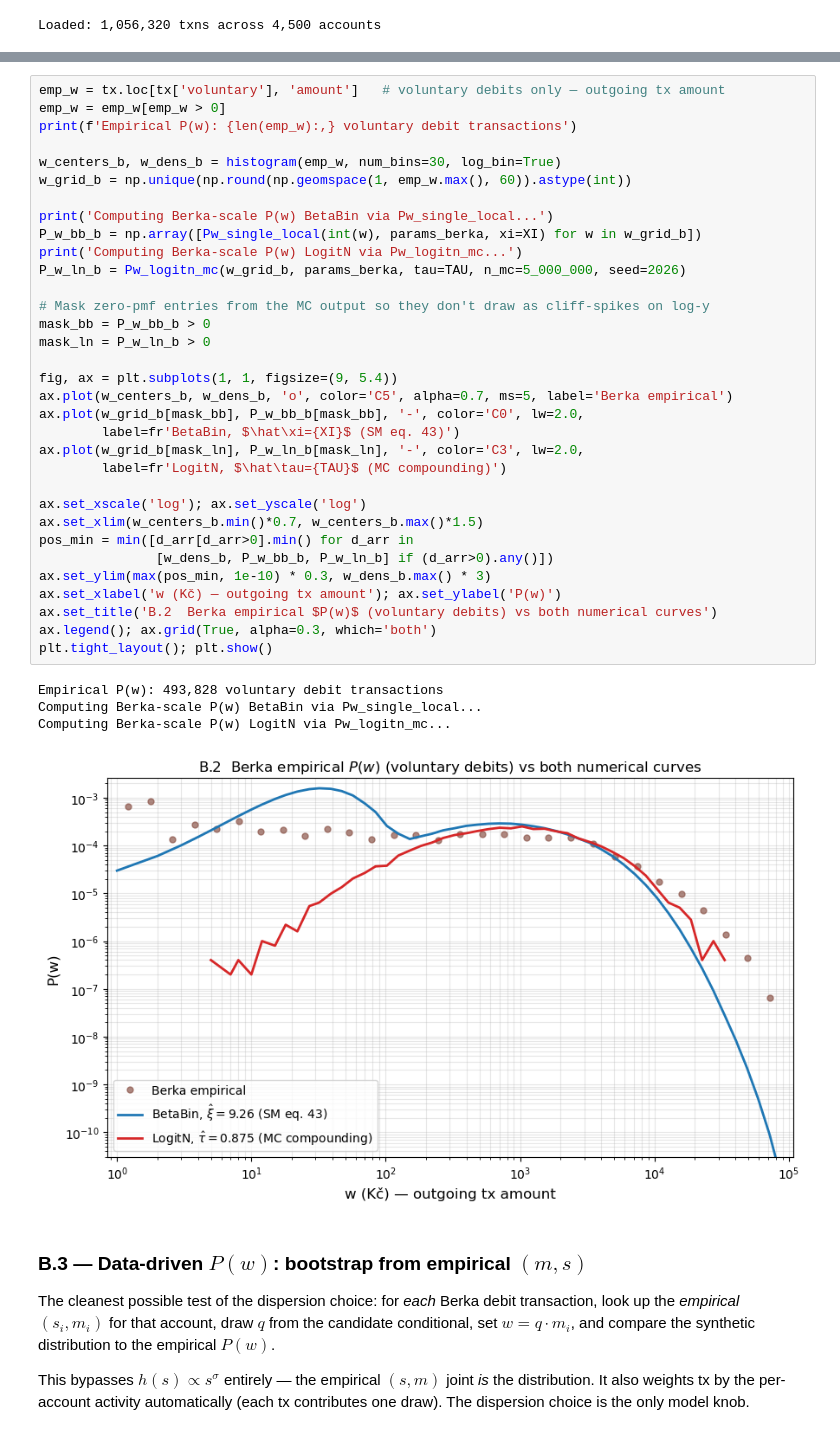
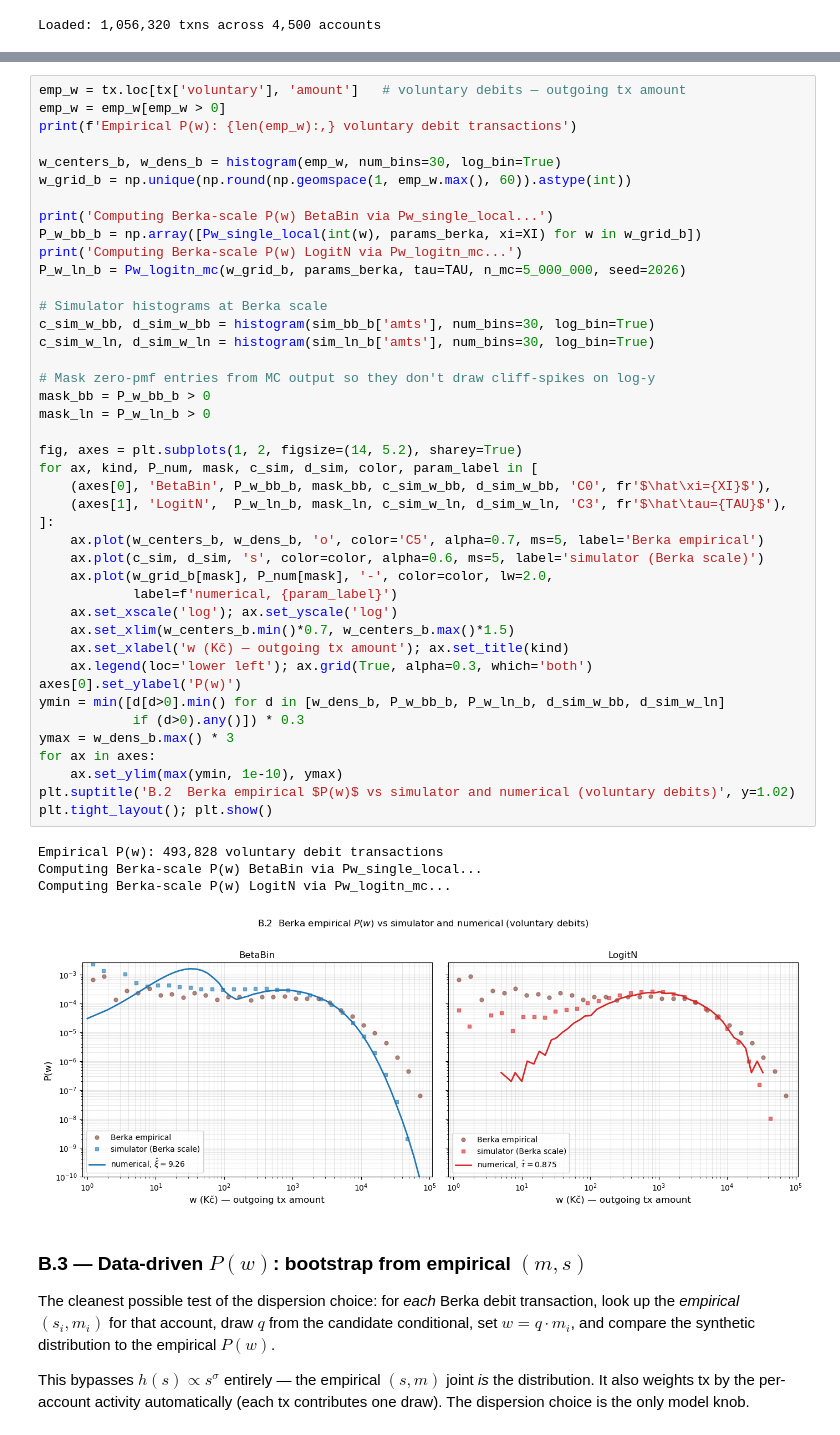
Before and after one commit to carolinamattsson/transactions, a Jupyter notebook: berka/numerical_validation.ipynb, the cells around one changed output, grey strips where cells are left out. Cells and saved outputs as stored; diff of their text form.

```diff
--- a/berka/numerical_validation.ipynb
+++ b/berka/numerical_validation.ipynb
@@ -473,41 +520,50 @@ the $h(s)$ approximation; B.3 isolates the dispersion-only piece.
 # %%
-emp_w = tx.loc[tx['voluntary'], 'amount']   # voluntary debits only — outgoing tx amount
+emp_w = tx.loc[tx['voluntary'], 'amount']   # voluntary debits — outgoing tx amount
 emp_w = emp_w[emp_w > 0]
 print(f'Empirical P(w): {len(emp_w):,} voluntary debit transactions')
 
 w_centers_b, w_dens_b = histogram(emp_w, num_bins=30, log_bin=True)
 w_grid_b = np.unique(np.round(np.geomspace(1, emp_w.max(), 60)).astype(int))
 
 print('Computing Berka-scale P(w) BetaBin via Pw_single_local...')
 P_w_bb_b = np.array([Pw_single_local(int(w), params_berka, xi=XI) for w in w_grid_b])
 print('Computing Berka-scale P(w) LogitN via Pw_logitn_mc...')
 P_w_ln_b = Pw_logitn_mc(w_grid_b, params_berka, tau=TAU, n_mc=5_000_000, seed=2026)
 
-# Mask zero-pmf entries from the MC output so they don't draw as cliff-spikes on log-y
+# Simulator histograms at Berka scale
+c_sim_w_bb, d_sim_w_bb = histogram(sim_bb_b['amts'], num_bins=30, log_bin=True)
+c_sim_w_ln, d_sim_w_ln = histogram(sim_ln_b['amts'], num_bins=30, log_bin=True)
+
+# Mask zero-pmf entries from MC output so they don't draw cliff-spikes on log-y
 mask_bb = P_w_bb_b > 0
 mask_ln = P_w_ln_b > 0
 
-fig, ax = plt.subplots(1, 1, figsize=(9, 5.4))
-ax.plot(w_centers_b, w_dens_b, 'o', color='C5', alpha=0.7, ms=5, label='Berka empirical')
-ax.plot(w_grid_b[mask_bb], P_w_bb_b[mask_bb], '-', color='C0', lw=2.0,
-        label=fr'BetaBin, $\hat\xi={XI}$ (SM eq. 43)')
-ax.plot(w_grid_b[mask_ln], P_w_ln_b[mask_ln], '-', color='C3', lw=2.0,
-        label=fr'LogitN, $\hat\tau={TAU}$ (MC compounding)')
-
-ax.set_xscale('log'); ax.set_yscale('log')
-ax.set_xlim(w_centers_b.min()*0.7, w_centers_b.max()*1.5)
-pos_min = min([d_arr[d_arr>0].min() for d_arr in
-               [w_dens_b, P_w_bb_b, P_w_ln_b] if (d_arr>0).any()])
-ax.set_ylim(max(pos_min, 1e-10) * 0.3, w_dens_b.max() * 3)
-ax.set_xlabel('w (Kč) — outgoing tx amount'); ax.set_ylabel('P(w)')
-ax.set_title('B.2  Berka empirical $P(w)$ (voluntary debits) vs both numerical curves')
-ax.legend(); ax.grid(True, alpha=0.3, which='both')
+fig, axes = plt.subplots(1, 2, figsize=(14, 5.2), sharey=True)
+for ax, kind, P_num, mask, c_sim, d_sim, color, param_label in [
+    (axes[0], 'BetaBin', P_w_bb_b, mask_bb, c_sim_w_bb, d_sim_w_bb, 'C0', fr'$\hat\xi={XI}$'),
+    (axes[1], 'LogitN',  P_w_ln_b, mask_ln, c_sim_w_ln, d_sim_w_ln, 'C3', fr'$\hat\tau={TAU}$'),
+]:
+    ax.plot(w_centers_b, w_dens_b, 'o', color='C5', alpha=0.7, ms=5, label='Berka empirical')
+    ax.plot(c_sim, d_sim, 's', color=color, alpha=0.6, ms=5, label='simulator (Berka scale)')
+    ax.plot(w_grid_b[mask], P_num[mask], '-', color=color, lw=2.0,
+            label=f'numerical, {param_label}')
+    ax.set_xscale('log'); ax.set_yscale('log')
+    ax.set_xlim(w_centers_b.min()*0.7, w_centers_b.max()*1.5)
+    ax.set_xlabel('w (Kč) — outgoing tx amount'); ax.set_title(kind)
+    ax.legend(loc='lower left'); ax.grid(True, alpha=0.3, which='both')
+axes[0].set_ylabel('P(w)')
+ymin = min([d[d>0].min() for d in [w_dens_b, P_w_bb_b, P_w_ln_b, d_sim_w_bb, d_sim_w_ln]
+            if (d>0).any()]) * 0.3
+ymax = w_dens_b.max() * 3
+for ax in axes:
+    ax.set_ylim(max(ymin, 1e-10), ymax)
+plt.suptitle('B.2  Berka empirical $P(w)$ vs simulator and numerical (voluntary debits)', y=1.02)
 plt.tight_layout(); plt.show()
 # %% [output]
 Empirical P(w): 493,828 voluntary debit transactions
 Computing Berka-scale P(w) BetaBin via Pw_single_local...
 Computing Berka-scale P(w) LogitN via Pw_logitn_mc...
-[figure, old version]
+[figure, new version]
 # %% [markdown]
 ### B.3 — Data-driven $P(w)$: bootstrap from empirical $(m, s)$
 
```
Also changed, not shown: parts of 11 cells of this notebook.
